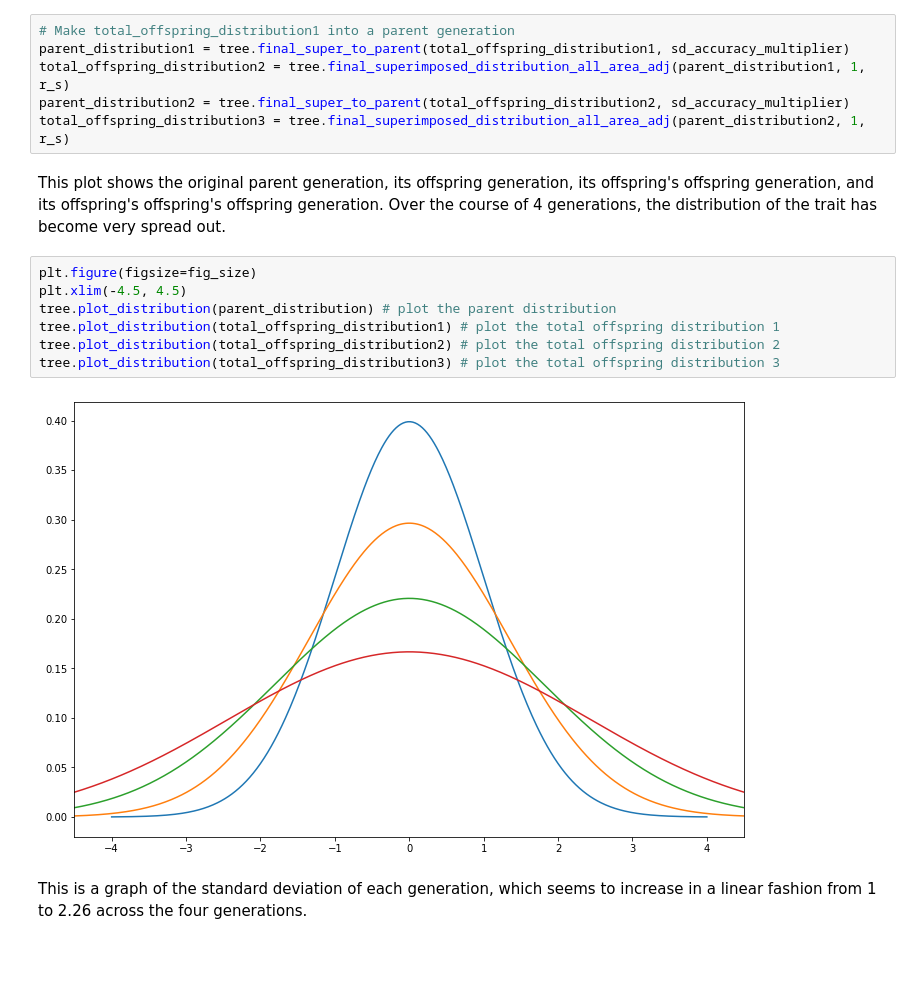
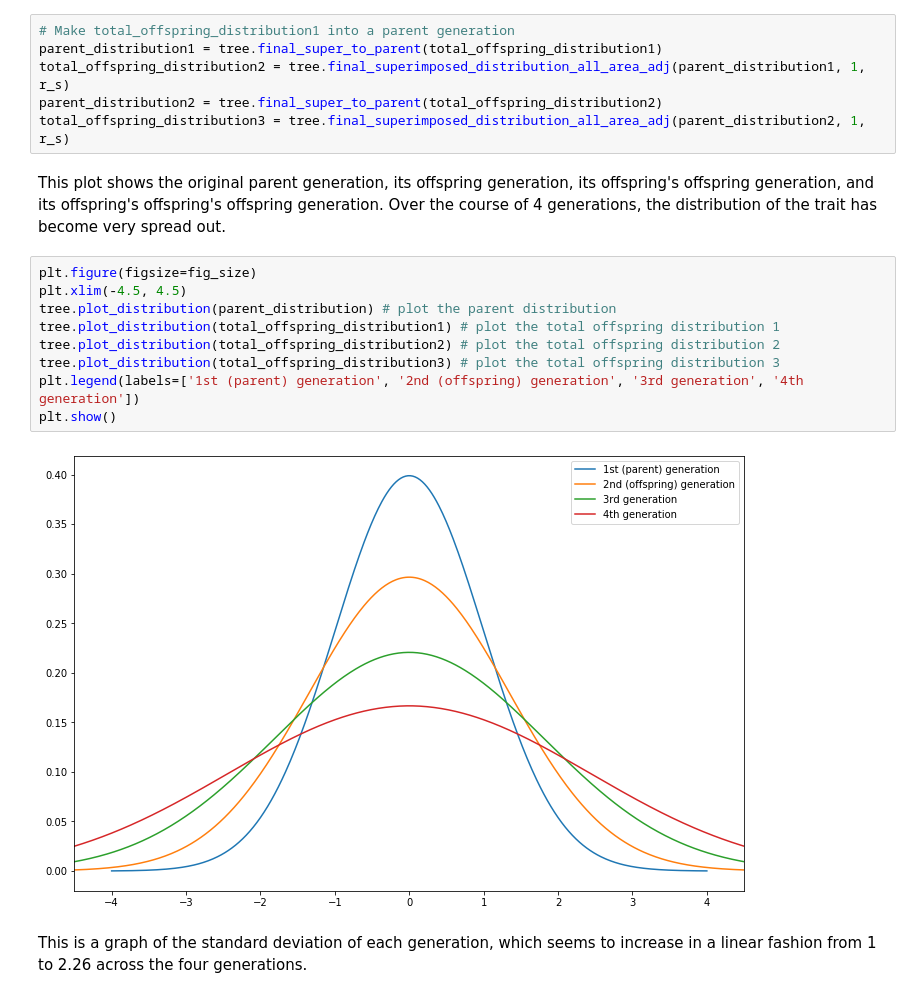
Before and after one commit to jessebmurray/polygenic, a Jupyter notebook: tree_project_explainer.ipynb, the cells around one changed output. Saved outputs shown, nothing was run; the diff lists cells and outputs as text; blank space fills up the shorter version.

```diff
--- a/tree_project_explainer.ipynb
+++ b/tree_project_explainer.ipynb
@@ -187,21 +182,23 @@ tree.plot_distribution(total_offspring_distribution1) # plot the total offspring
 We can actually show successive generations, using no regression to the mean.
 # %%
 # Make total_offspring_distribution1 into a parent generation
-parent_distribution1 = tree.final_super_to_parent(total_offspring_distribution1, sd_accuracy_multiplier)
+parent_distribution1 = tree.final_super_to_parent(total_offspring_distribution1)
 total_offspring_distribution2 = tree.final_superimposed_distribution_all_area_adj(parent_distribution1, 1, r_s)
-parent_distribution2 = tree.final_super_to_parent(total_offspring_distribution2, sd_accuracy_multiplier)
+parent_distribution2 = tree.final_super_to_parent(total_offspring_distribution2)
 total_offspring_distribution3 = tree.final_superimposed_distribution_all_area_adj(parent_distribution2, 1, r_s)
 # %% [markdown]
 This plot shows the original parent generation, its offspring generation, its offspring's offspring generation, and its offspring's offspring's offspring generation. Over the course of 4 generations, the distribution of the trait has become very spread out.
 # %%
 plt.figure(figsize=fig_size)
 plt.xlim(-4.5, 4.5)
 tree.plot_distribution(parent_distribution) # plot the parent distribution
 tree.plot_distribution(total_offspring_distribution1) # plot the total offspring distribution 1
 tree.plot_distribution(total_offspring_distribution2) # plot the total offspring distribution 2
 tree.plot_distribution(total_offspring_distribution3) # plot the total offspring distribution 3
+plt.legend(labels=['1st (parent) generation', '2nd (offspring) generation', '3rd generation', '4th generation'])
+plt.show()
 # %% [output]
-[figure, old version]
+[figure, new version]
 # %% [markdown]
 This is a graph of the standard deviation of each generation, which seems to increase in a linear fashion from 1 to 2.26 across the four generations.
 # %%
```
Also changed, not shown: parts of 25 cells of this notebook.
